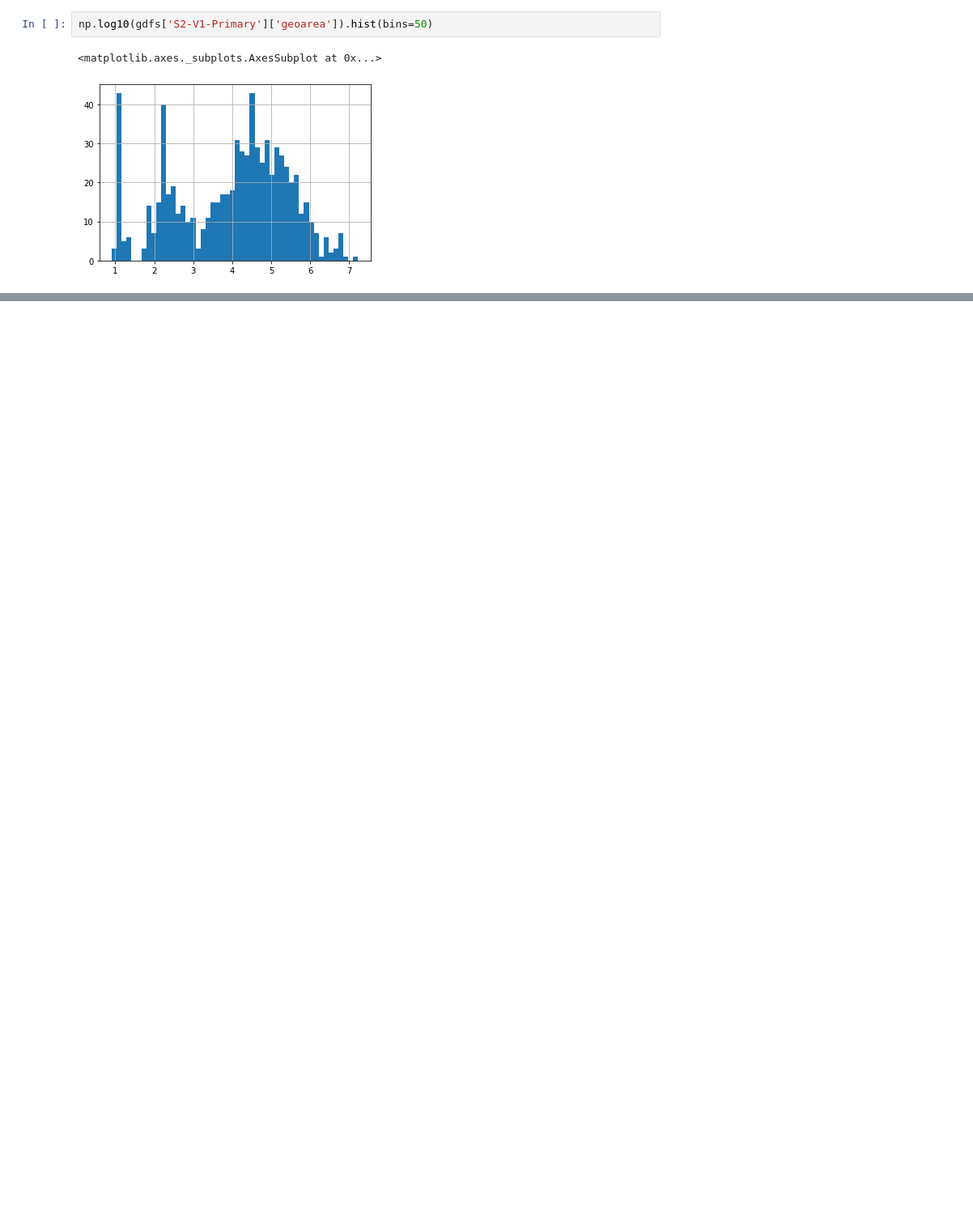
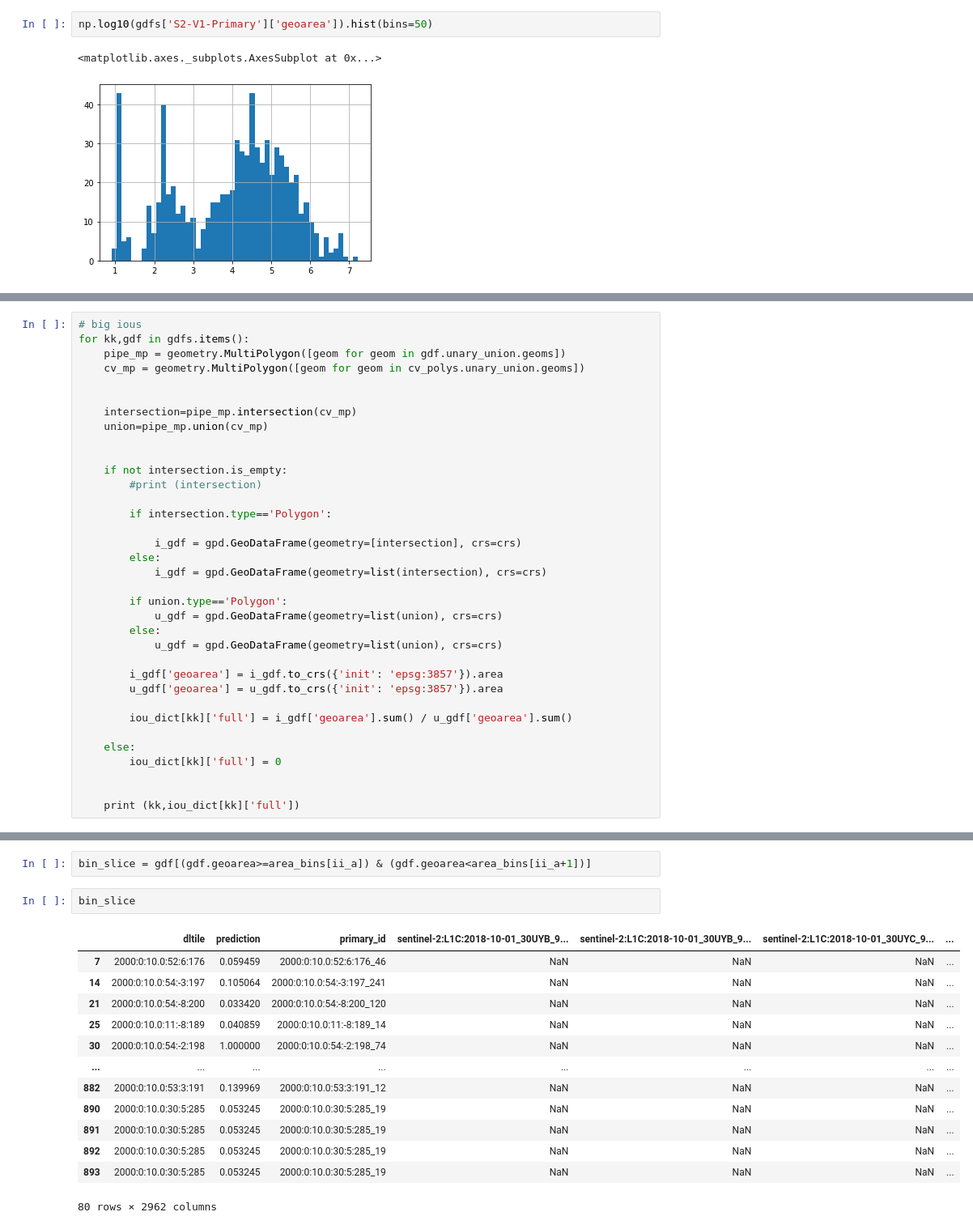
Before and after one commit to Lkruitwagen/solar-pv-global-inventory, a Jupyter notebook: analysis/precision-recall.ipynb, the cells around one changed output, grey strips where cells are left out. Shown at 81% size. Drawn from its saved outputs; the diff is of its cells as text; blank space fills up the shorter version.

```diff
--- a/analysis/precision-recall.ipynb
+++ b/analysis/precision-recall.ipynb
@@ -77,0 +366,35 @@ for kk in vector_keys:
+# %%
+# big ious
+for kk,gdf in gdfs.items():
+    pipe_mp = geometry.MultiPolygon([geom for geom in gdf.unary_union.geoms])
+    cv_mp = geometry.MultiPolygon([geom for geom in cv_polys.unary_union.geoms])
+
+
+    intersection=pipe_mp.intersection(cv_mp)
+    union=pipe_mp.union(cv_mp)
+
+
+    if not intersection.is_empty:
+        #print (intersection)
+
+        if intersection.type=='Polygon':
+
+            i_gdf = gpd.GeoDataFrame(geometry=[intersection], crs=crs)
+        else:
+            i_gdf = gpd.GeoDataFrame(geometry=list(intersection), crs=crs)
+
+        if union.type=='Polygon':
+            u_gdf = gpd.GeoDataFrame(geometry=list(union), crs=crs)
+        else:
+            u_gdf = gpd.GeoDataFrame(geometry=list(union), crs=crs)
+
+        i_gdf['geoarea'] = i_gdf.to_crs({'init': 'epsg:3857'}).area
+        u_gdf['geoarea'] = u_gdf.to_crs({'init': 'epsg:3857'}).area
+
+        iou_dict[kk]['full'] = i_gdf['geoarea'].sum() / u_gdf['geoarea'].sum()
+
+    else:
+        iou_dict[kk]['full'] = 0
+
+
+    print (kk,iou_dict[kk]['full'])
@@ -77,0 +437,18 @@ for kk in vector_keys:
+# %%
+bin_slice = gdf[(gdf.geoarea>=area_bins[ii_a]) & (gdf.geoarea<area_bins[ii_a+1])]
+# %%
+bin_slice
+# %% [output]
+|  | dltile | prediction | primary_id | sentinel-2:L1C:2018-10-01_30UYB_9... | sentinel-2:L1C:2018-10-01_30UYB_9... | sentinel-2:L1C:2018-10-01_30UYC_9... | ... |
+| 7 | 2000:0:10.0:52:6:176 | 0.059459 | 2000:0:10.0:52:6:176_46 | NaN | NaN | NaN | ... |
+| 14 | 2000:0:10.0:54:-3:197 | 0.105064 | 2000:0:10.0:54:-3:197_241 | NaN | NaN | NaN | ... |
+| 21 | 2000:0:10.0:54:-8:200 | 0.033420 | 2000:0:10.0:54:-8:200_120 | NaN | NaN | NaN | ... |
+| 25 | 2000:0:10.0:11:-8:189 | 0.040859 | 2000:0:10.0:11:-8:189_14 | NaN | NaN | NaN | ... |
+| 30 | 2000:0:10.0:54:-2:198 | 1.000000 | 2000:0:10.0:54:-2:198_74 | NaN | NaN | NaN | ... |
+| ... | ... | ... | ... | ... | ... | ... | ... |
+| 882 | 2000:0:10.0:53:3:191 | 0.139969 | 2000:0:10.0:53:3:191_12 | NaN | NaN | NaN | ... |
+| 890 | 2000:0:10.0:30:5:285 | 0.053245 | 2000:0:10.0:30:5:285_19 | NaN | NaN | NaN | ... |
+| 891 | 2000:0:10.0:30:5:285 | 0.053245 | 2000:0:10.0:30:5:285_19 | NaN | NaN | NaN | ... |
+| 892 | 2000:0:10.0:30:5:285 | 0.053245 | 2000:0:10.0:30:5:285_19 | NaN | NaN | NaN | ... |
+| 893 | 2000:0:10.0:30:5:285 | 0.053245 | 2000:0:10.0:30:5:285_19 | NaN | NaN | NaN | ... |
+80 rows × 2962 columns
```
Also changed, not shown: parts of 37 cells of this notebook.
